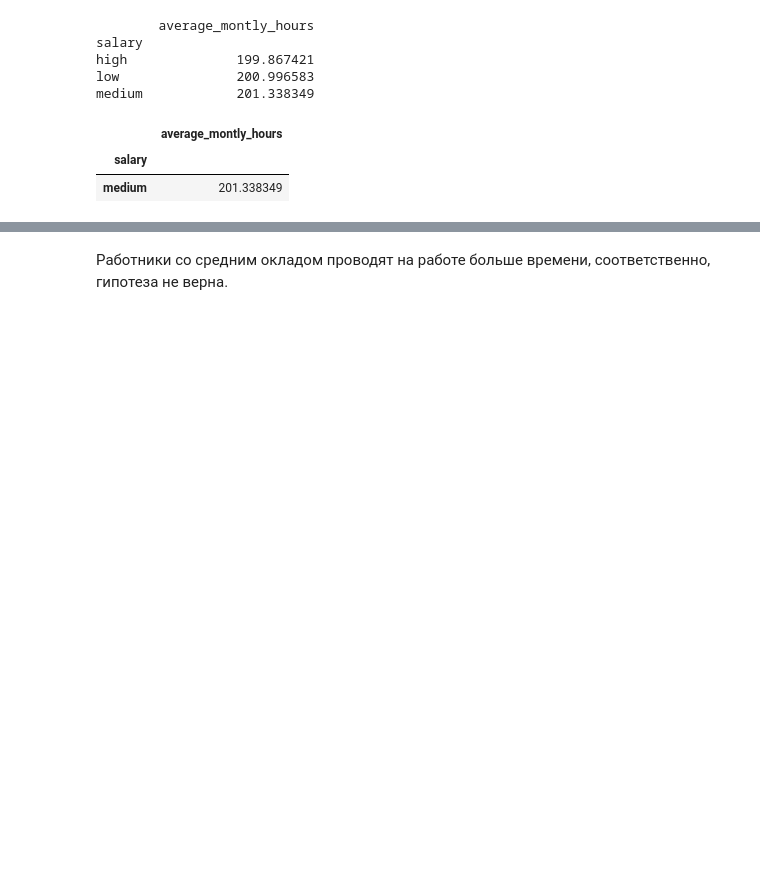
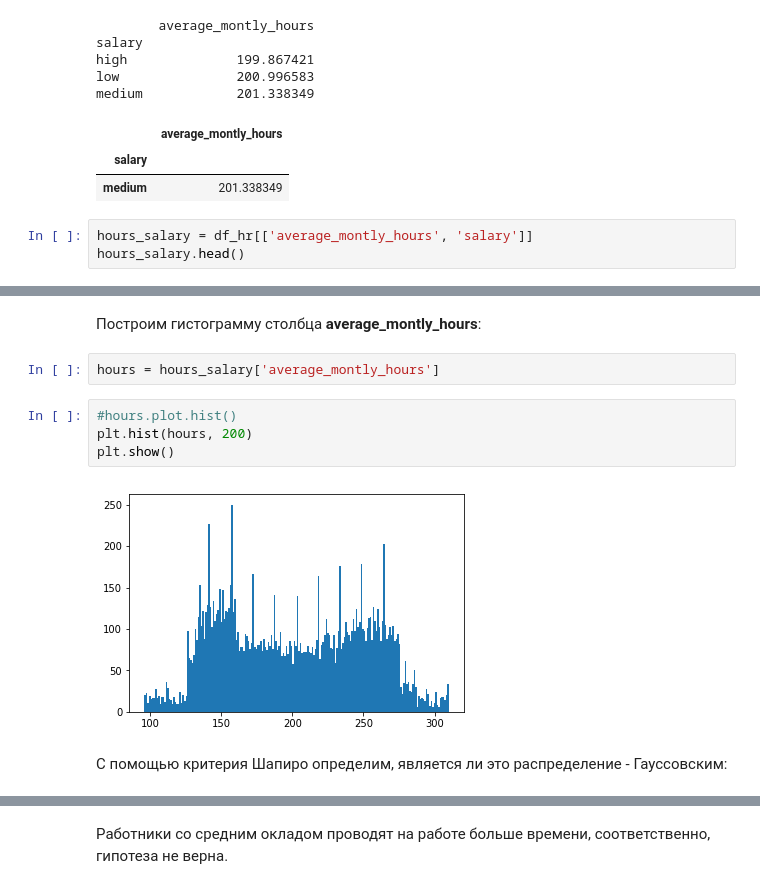
Before and after one commit to KseniyaBoeva/lessons, a Jupyter notebook: Диплом/Итоговая_работа.ipynb, the cells around one changed output, grey strips where cells are left out. Drawn from its saved outputs; the diff is of its cells as text; blank space fills up the shorter version.

```diff
--- a/Диплом/Итоговая_работа.ipynb
+++ b/Диплом/Итоговая_работа.ipynb
@@ -222,3 +225,6 @@ medium            201.338349
 |  | average_montly_hours |
 | salary |  |
 | medium | 201.338349 |
+# %%
+hours_salary = df_hr[['average_montly_hours', 'salary']]
+hours_salary.head()
@@ -224,0 +238,12 @@ medium            201.338349
+# %% [markdown]
+Построим гистограмму столбца **average_montly_hours**:
+# %%
+hours = hours_salary['average_montly_hours']
+# %%
+#hours.plot.hist()
+plt.hist(hours, 200)
+plt.show()
+# %% [output]
+[figure, added]
+# %% [markdown]
+ С помощью критерия Шапиро определим, является ли это распределение - Гауссовским:
```
Also changed, not shown: parts of 11 cells of this notebook.
